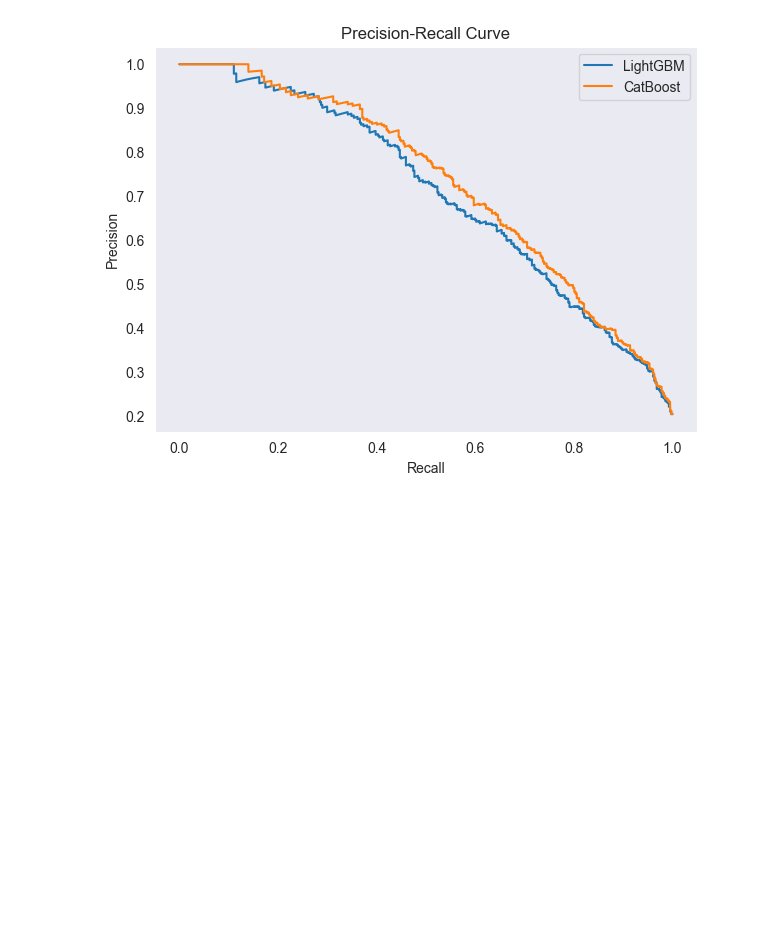
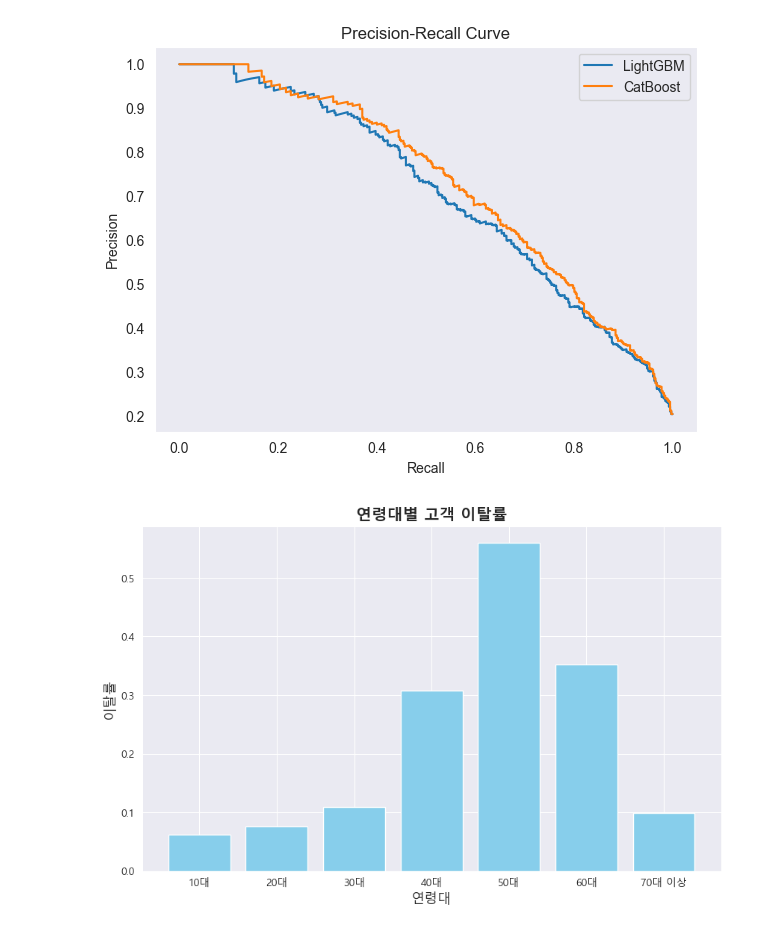
Before and after one commit to teolex/SKN14-2nd-2Team, a Jupyter notebook: KimJinmuk/Credit_Card_Customer_Churn.ipynb, the cells around one changed output. Drawn from its saved outputs; the diff is of its cells as text; code cells hidden in the pictures; blank space fills up the shorter version.

```diff
--- a/KimJinmuk/Credit_Card_Customer_Churn.ipynb
+++ b/KimJinmuk/Credit_Card_Customer_Churn.ipynb
@@ -437,3 +421,57 @@ plt.grid()
 plt.show()
 # %% [output]
 [figure]
+# %%
+import platform
+
+# OS별 폰트 설정
+os_name = platform.system()
+if os_name == 'Windows':
+    plt.rc('font', family='Malgun Gothic')
+elif os_name == 'Darwin':  # macOS
+    plt.rc('font', family='Apple Gothic')
+else:  # Linux 등
+    plt.rc('font', family='Nanum Gothic')
+
+# 마이너스 기호 문제 해결
+plt.rc('axes', unicode_minus=False)
+# %%
+import pandas as pd
+import matplotlib.pyplot as plt
+
+# 예시 데이터프레임(df)에서 연령대 그룹화
+def create_age_group(age):
+    if age < 20:
+        return '10대'
+    elif age < 30:
+        return '20대'
+    elif age < 40:
+        return '30대'
+    elif age < 50:
+        return '40대'
+    elif age < 60:
+        return '50대'
+    elif age < 70:
+        return '60대'
+    else:
+        return '70대 이상'
+
+df['AgeGroup'] = df['Age'].apply(create_age_group)
+
+# 연령대별 이탈률 계산
+age_groups = ['10대', '20대', '30대', '40대', '50대', '60대', '70대 이상']
+exit_rates = []
+for ag in age_groups:
+    total = df[df['AgeGroup'] == ag].shape[0]
+    exited = df[(df['AgeGroup'] == ag) & (df['Exited'] == 1)].shape[0]
+    exit_rates.append(exited / total if total > 0 else 0)
+
+# 시각화
+plt.figure(figsize=(10, 6))
+plt.bar(age_groups, exit_rates, color='skyblue')
+plt.title('연령대별 고객 이탈률', fontsize=15, fontweight='bold')
+plt.xlabel('연령대', fontsize=13)
+plt.ylabel('이탈률', fontsize=13)
+plt.show()
+# %% [output]
+[figure, added]
```
Also changed, not shown: parts of 3 cells of this notebook, 1 other file.
